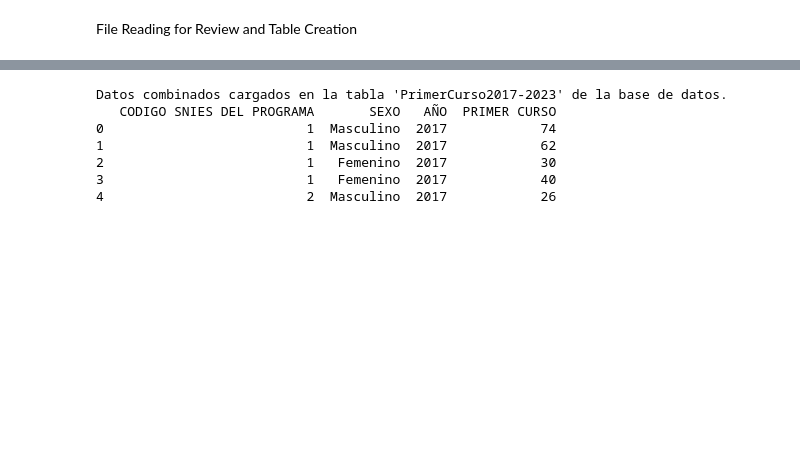
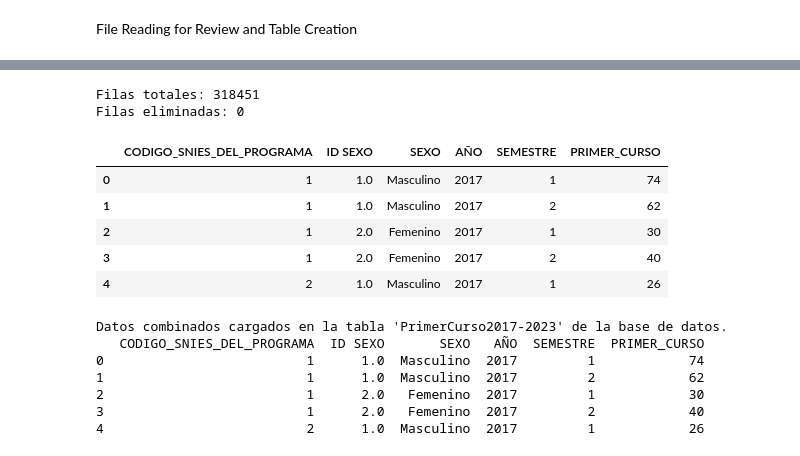
Before and after one commit to jennramos87/Proyecto_ETL, a Jupyter notebook: Extraction_1curso.ipynb, the cells around one changed output, grey strips where cells are left out. Cells and saved outputs as stored; diff of their text form; code cells hidden in the pictures; blank space fills up the shorter version.

```diff
--- a/Extraction_1curso.ipynb
+++ b/Extraction_1curso.ipynb
@@ -216,3 +329,23 @@ Filas eliminadas: 49272
+# %%
+# Eliminar filas con valores NaN generados por errores de conversión y contar las filas eliminadas
+initial_row_count = combined_df.shape[0]
+combined_df.dropna(subset=['CODIGO_SNIES_DEL_PROGRAMA', 'AÑO', 'PRIMER_CURSO'], inplace=True)
+final_row_count = combined_df.shape[0]
+print(f"Filas totales: {final_row_count}")
+rows_dropped = initial_row_count - final_row_count
+print(f"Filas eliminadas: {rows_dropped}")
+# %% [output]
+Filas totales: 318451
+Filas eliminadas: 0
+# %%
+combined_df.head()
+# %% [output]
+|  | CODIGO_SNIES_DEL_PROGRAMA | ID SEXO | SEXO | AÑO | SEMESTRE | PRIMER_CURSO |
+| 0 | 1 | 1.0 | Masculino | 2017 | 1 | 74 |
+| 1 | 1 | 1.0 | Masculino | 2017 | 2 | 62 |
+| 2 | 1 | 2.0 | Femenino | 2017 | 1 | 30 |
+| 3 | 1 | 2.0 | Femenino | 2017 | 2 | 40 |
+| 4 | 2 | 1.0 | Masculino | 2017 | 1 | 26 |
 # %%
 # Crear una conexión a la base de datos ETL_Project
 engine = create_engine(f'postgresql://{db_user}:{db_password}@{db_host}:{db_port}/{db_name}')
@@ -225,7 +358,8 @@ dtype = {
     'CODIGO SNIES DEL PROGRAMA': Integer(),
     'SEXO': String(),
     'AÑO': Integer(),
-    'PRIMER CURSO': Integer()
+    'PRIMER CURSO': Integer(),
+    'SEMESTRE':Integer()
 }
 
 # Cargar el DataFrame combinado en la base de datos
@@ -238,12 +372,12 @@ with engine.connect() as conn:
     print(result_df)
 # %% [output]
 Datos combinados cargados en la tabla 'PrimerCurso2017-2023' de la base de datos.
-   CODIGO SNIES DEL PROGRAMA       SEXO   AÑO  PRIMER CURSO
-0                          1  Masculino  2017            74
-1                          1  Masculino  2017            62
-2                          1   Femenino  2017            30
-3                          1   Femenino  2017            40
-4                          2  Masculino  2017            26
+   CODIGO_SNIES_DEL_PROGRAMA  ID SEXO       SEXO   AÑO  SEMESTRE  PRIMER_CURSO
+0                          1      1.0  Masculino  2017         1            74
+1                          1      1.0  Masculino  2017         2            62
+2                          1      2.0   Femenino  2017         1            30
+3                          1      2.0   Femenino  2017         2            40
+4                          2      1.0  Masculino  2017         1            26
 # %%
 # Crear una conexión a la base de datos ETL_Project y consuto las tablas disponibles
 with engine.connect() as conn:
```
Also changed, not shown: parts of 30 cells of this notebook, 2 other files.
